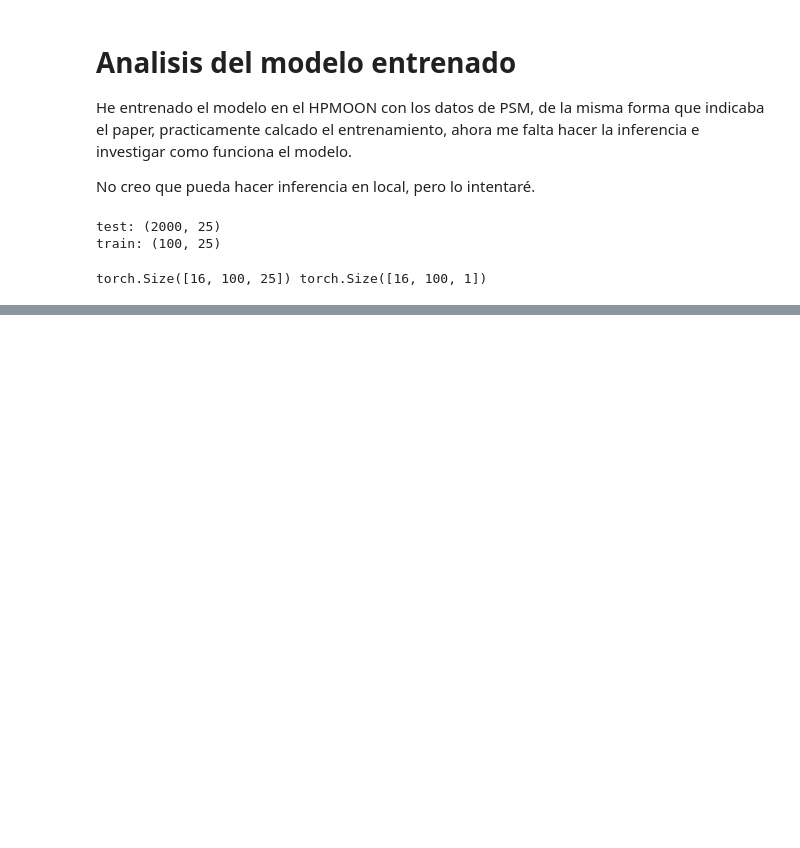
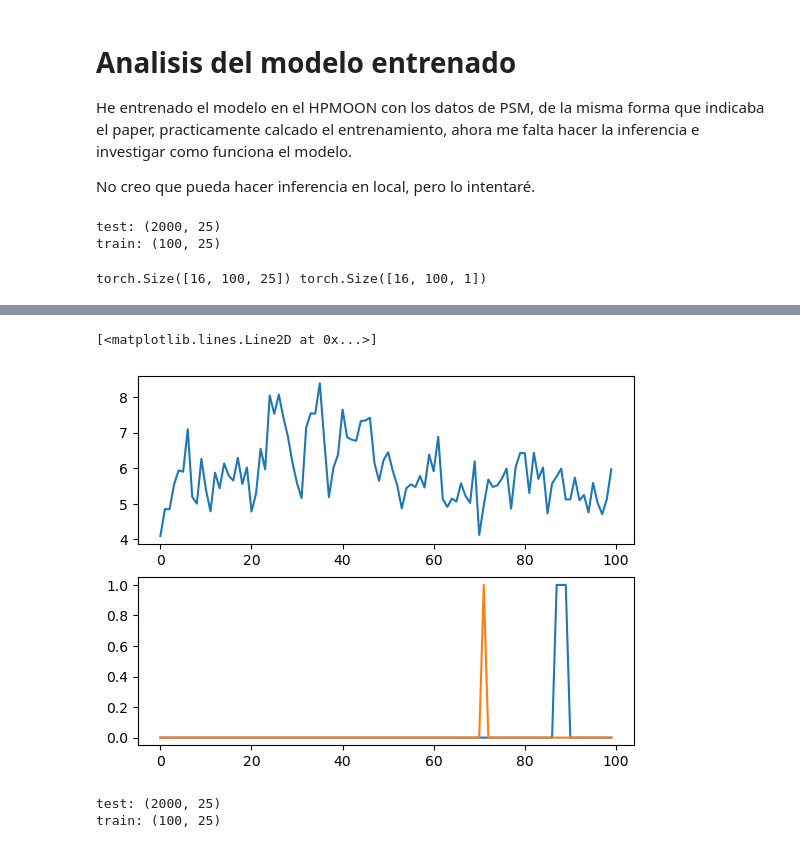
Before and after one commit to ArturoSirvent/TFM, a Jupyter notebook: 1-AnomalyTranformer_MIO/analysis_resultados_1-entrenamiento_PSM.ipynb, the cells around one changed output, grey strips where cells are left out. Saved outputs shown, nothing was run; the diff lists cells and outputs as text; code cells hidden in the pictures; blank space fills up the shorter version.

```diff
--- a/1-AnomalyTranformer_MIO/analysis_resultados_1-entrenamiento_PSM.ipynb
+++ b/1-AnomalyTranformer_MIO/analysis_resultados_1-entrenamiento_PSM.ipynb
@@ -207,0 +283,52 @@ torch.cuda.device_count()
+# %%
+n=2
+plt.subplot(2,1,1)
+plt.plot(x_test[n,:,15].squeeze().detach())
+plt.subplot(2,1,2)
+plt.plot(y_test[n].squeeze().detach())
+plt.plot(cri[n]/max(cri[n]))
+# %% [output]
+[<matplotlib.lines.Line2D at 0x...>]
+[figure, added]
+# %%
+test_loader = get_loader_segment(datapath, batch_size=16, win_size=100,mode='test',dataset=dataset_name)
+
+model.eval()
+attens_energy = []
+test_labels = []
+
+for i, (input_data, labels) in enumerate(test_loader):
+    input = input_data.float()
+    output, series, prior, _ = model(input)
+
+    loss = torch.mean(criterion(input, output), dim=-1)
+
+    series_loss = 0.0
+    prior_loss = 0.0
+    for u in range(len(prior)):
+        if u == 0:
+            series_loss = my_kl_loss(series[u], (
+                    prior[u] / torch.unsqueeze(torch.sum(prior[u], dim=-1), dim=-1).repeat(1, 1, 1,
+                                                                                            win_size)).detach()) * temperature
+            prior_loss = my_kl_loss(
+                (prior[u] / torch.unsqueeze(torch.sum(prior[u], dim=-1), dim=-1).repeat(1, 1, 1,
+                                                                                        win_size)),
+                series[u].detach()) * temperature
+        else:
+            series_loss += my_kl_loss(series[u], (
+                    prior[u] / torch.unsqueeze(torch.sum(prior[u], dim=-1), dim=-1).repeat(1, 1, 1,
+                                                                                            win_size)).detach()) * temperature
+            prior_loss += my_kl_loss(
+                (prior[u] / torch.unsqueeze(torch.sum(prior[u], dim=-1), dim=-1).repeat(1, 1, 1,
+                                                                                        win_size)),
+                series[u].detach()) * temperature
+    ##no falta que divida por L ??
+    # Metric
+    metric = torch.softmax((-series_loss - prior_loss), dim=-1)
+    cri = metric * loss
+    cri = cri.detach().cpu().numpy()
+    attens_energy.append(cri)
+    test_labels.append(labels)
+# %% [output]
+test: (2000, 25)
+train: (100, 25)
```
Also changed, not shown: parts of 19 cells of this notebook.
